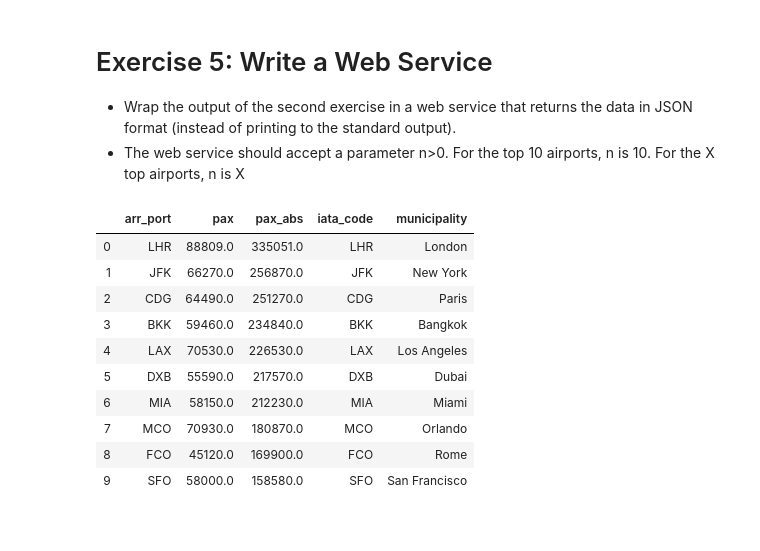
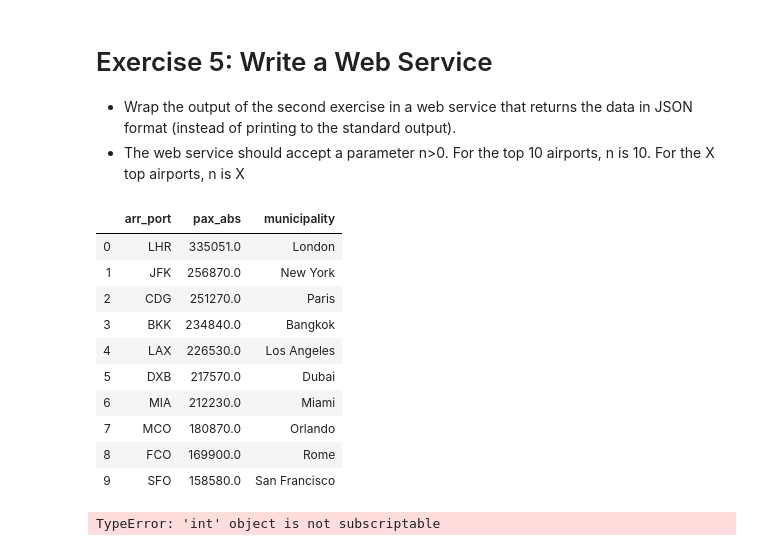
Before and after one commit to daniel-isidro/amadeus_challenge, a Jupyter notebook: amadeus_challenge.ipynb, the cells around one changed output. Cells and saved outputs as stored; diff of their text form; code cells hidden in the pictures.

```diff
--- a/amadeus_challenge.ipynb
+++ b/amadeus_challenge.ipynb
@@ -884,17 +884,17 @@ df_searches.to_csv('searches_booked.csv.bz2', sep='^')
 * Wrap the output of the second exercise in a web service that returns the data in JSON format (instead of printing to the standard output).
 * The web service should accept a parameter n>0. For the top 10 airports, n is 10. For the X top airports, n is X
 # %%
-df_top_10_booked = pd.read_csv('top_10_booked_airports.csv', sep='^', index_col=0)
+df_top_10_booked = pd.read_csv('top_10_booked_airports.csv', sep='^', usecols=['arr_port', 'pax_abs', 'municipality'])
 df_top_10_booked
 # %% [output]
-|  | arr_port | pax | pax_abs | iata_code | municipality |
-| 0 | LHR | 88809.0 | 335051.0 | LHR | London |
-| 1 | JFK | 66270.0 | 256870.0 | JFK | New York |
-| 2 | CDG | 64490.0 | 251270.0 | CDG | Paris |
-| 3 | BKK | 59460.0 | 234840.0 | BKK | Bangkok |
-| 4 | LAX | 70530.0 | 226530.0 | LAX | Los Angeles |
-| 5 | DXB | 55590.0 | 217570.0 | DXB | Dubai |
-| 6 | MIA | 58150.0 | 212230.0 | MIA | Miami |
-| 7 | MCO | 70930.0 | 180870.0 | MCO | Orlando |
-| 8 | FCO | 45120.0 | 169900.0 | FCO | Rome |
-| 9 | SFO | 58000.0 | 158580.0 | SFO | San Francisco |
+|  | arr_port | pax_abs | municipality |
+| 0 | LHR | 335051.0 | London |
+| 1 | JFK | 256870.0 | New York |
+| 2 | CDG | 251270.0 | Paris |
+| 3 | BKK | 234840.0 | Bangkok |
+| 4 | LAX | 226530.0 | Los Angeles |
+| 5 | DXB | 217570.0 | Dubai |
+| 6 | MIA | 212230.0 | Miami |
+| 7 | MCO | 180870.0 | Orlando |
+| 8 | FCO | 169900.0 | Rome |
+| 9 | SFO | 158580.0 | San Francisco |
@@ -900,0 +913,4 @@ df_top_10_booked
+# %%
+write_to_json(5)
+# %% [output]
+TypeError: 'int' object is not subscriptable
```
Also changed, not shown: parts of 2 cells of this notebook.
